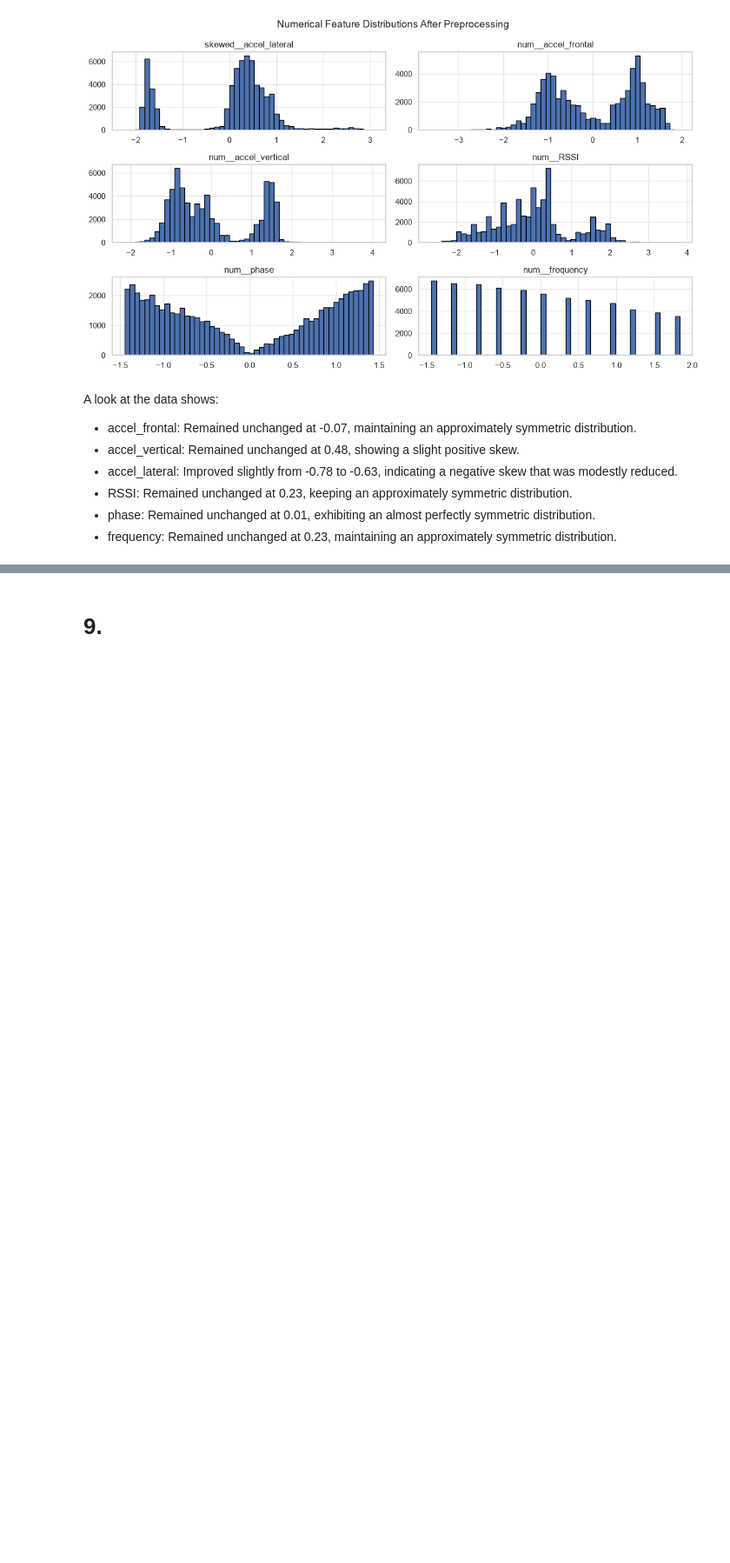
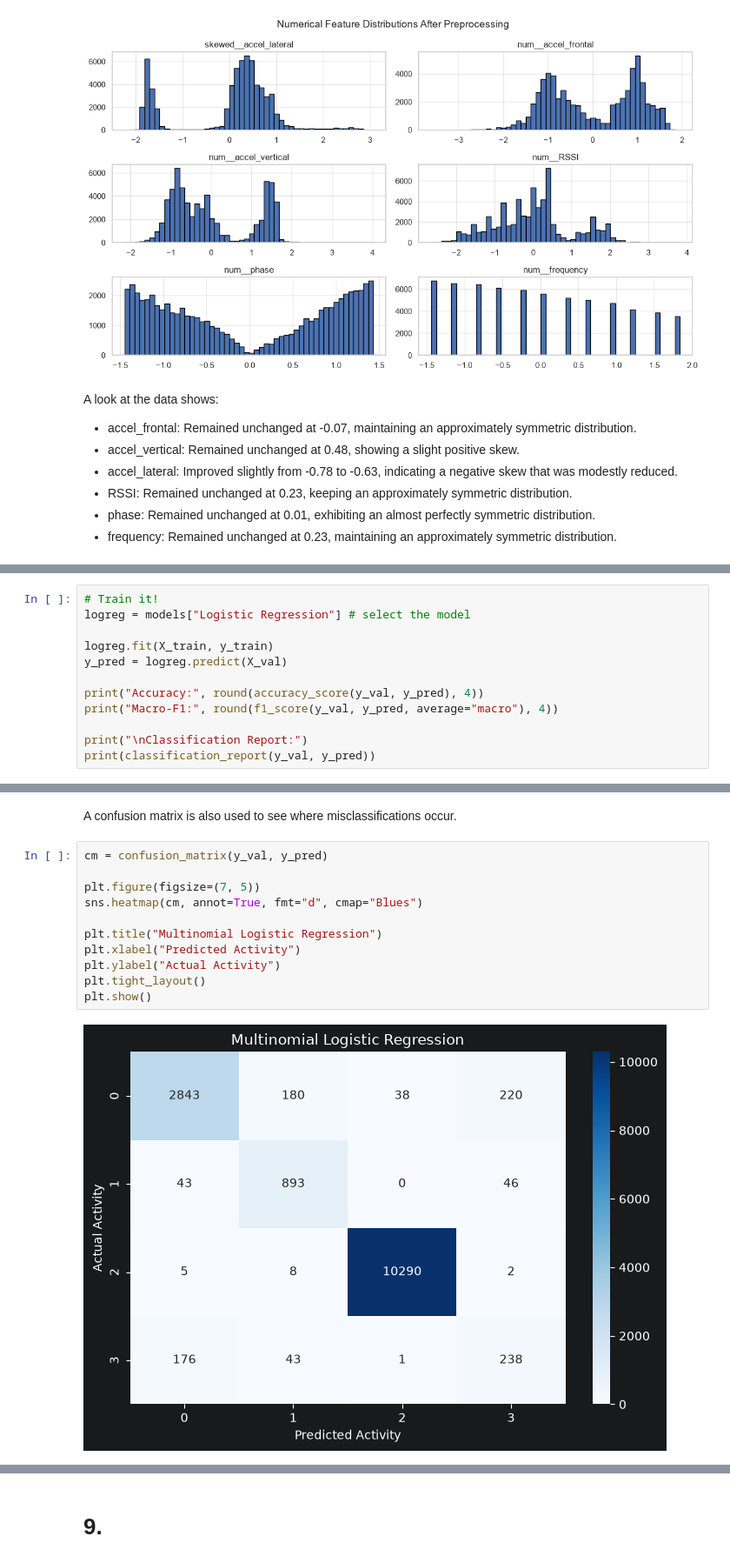
Before and after one commit to R3ALITI3S/MachineLearningMiniProject, a Jupyter notebook: MachineLearning.ipynb, the cells around one changed output, grey strips where cells are left out. Shown at 87% size. Cells and saved outputs as stored; diff of their text form; blank space fills up the shorter version.

```diff
--- a/MachineLearning.ipynb
+++ b/MachineLearning.ipynb
@@ -695,0 +883,12 @@ Best: {'clf__C': 1, 'poly__degree': 3}  CV macro-F1 = 0.8842
+# %%
+# Train it!
+logreg = models["Logistic Regression"] # select the model
+
+logreg.fit(X_train, y_train)
+y_pred = logreg.predict(X_val)
+
+print("Accuracy:", round(accuracy_score(y_val, y_pred), 4))
+print("Macro-F1:", round(f1_score(y_val, y_pred, average="macro"), 4))
+
+print("\nClassification Report:")
+print(classification_report(y_val, y_pred))
@@ -695,0 +910,15 @@ Best: {'clf__C': 1, 'poly__degree': 3}  CV macro-F1 = 0.8842
+# %% [markdown]
+A confusion matrix is also used to see where misclassifications occur.
+# %%
+cm = confusion_matrix(y_val, y_pred)
+
+plt.figure(figsize=(7, 5))
+sns.heatmap(cm, annot=True, fmt="d", cmap="Blues")
+
+plt.title("Multinomial Logistic Regression")
+plt.xlabel("Predicted Activity")
+plt.ylabel("Actual Activity")
+plt.tight_layout()
+plt.show()
+# %% [output]
+[figure, added]
```
Also changed, not shown: parts of 38 cells of this notebook.
